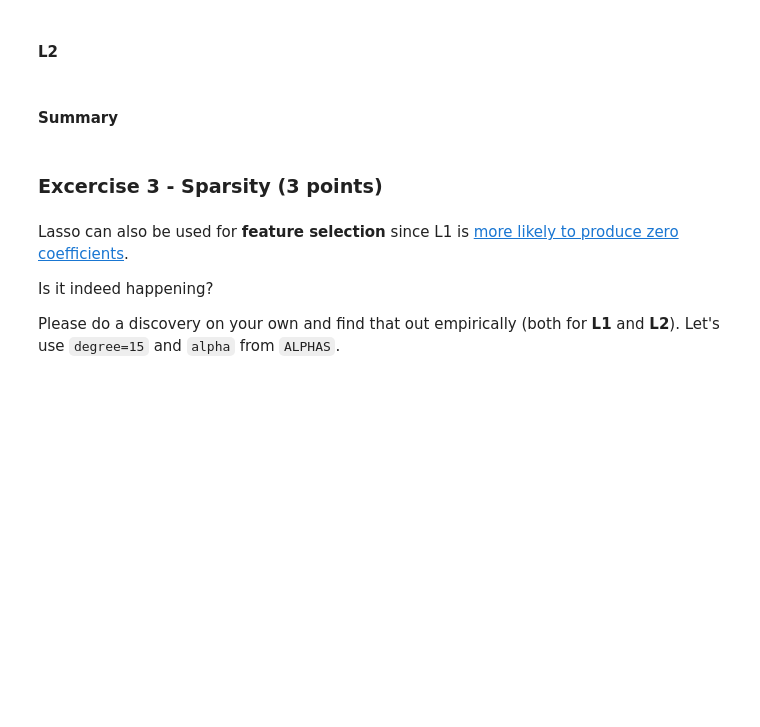
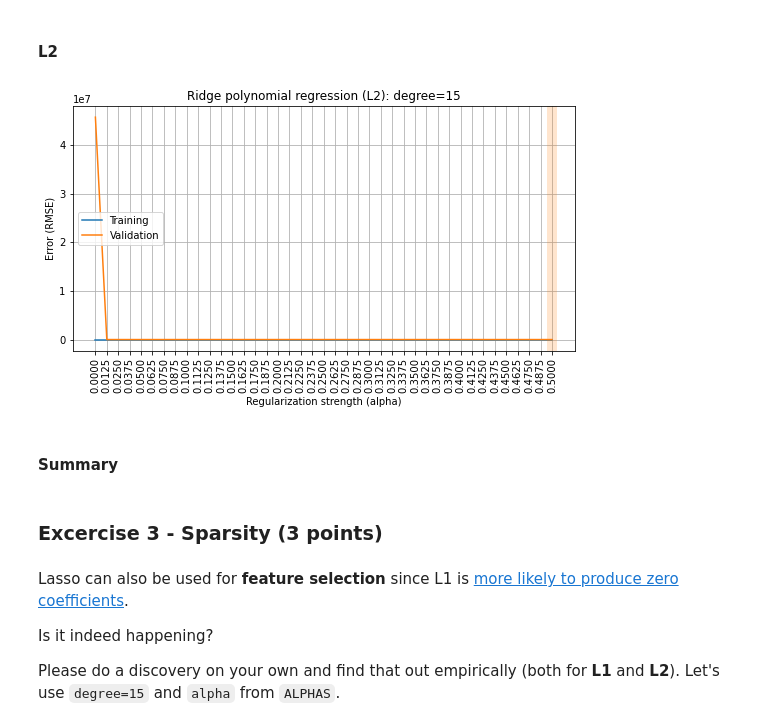
Before and after one commit to DariaHv/rs_school_ml_1, a Jupyter notebook: overfitting_regularization.ipynb, the cells around one changed output. Saved outputs shown, nothing was run; the diff lists cells and outputs as text; code cells hidden in the pictures; blank space fills up the shorter version.

```diff
--- a/overfitting_regularization.ipynb
+++ b/overfitting_regularization.ipynb
@@ -433,14 +435,19 @@ plot_fitting_graph(ALPHAS, rmse_train, rmse_valid,
 # %%
 ## your code
 rmse_train, rmse_valid = [], []
 for alpha in ALPHAS:
-    reg = make_model(degree=15, penalty='L2', alpha=alpha).fit(X_train, y_train)
-    rmse_train.append(rmse(reg.predict(X_train), y_train))
-    rmse_test.append(rmse(reg.predict(X_test), y_test))
+    results = cross_validate(make_model(degree=15, penalty='L2', alpha=alpha),
+                             X_sub_diabetes, y_diabetes, cv=5,
+                             return_train_score=True,
+                             scoring='neg_root_mean_squared_error')
+    rmse_train.append(-np.mean(results['train_score']))
+    rmse_valid.append(-np.mean(results['test_score']))
 
 plot_fitting_graph(ALPHAS, rmse_train, rmse_valid,
                    xlabel='Regularization strength (alpha)', ylabel='Error (RMSE)',
                    title='Ridge polynomial regression (L2): degree=15')
+# %% [output]
+[figure, added]
 # %% [markdown]
 #### Summary
 # %%
```
Also changed, not shown: parts of 2 cells of this notebook.
